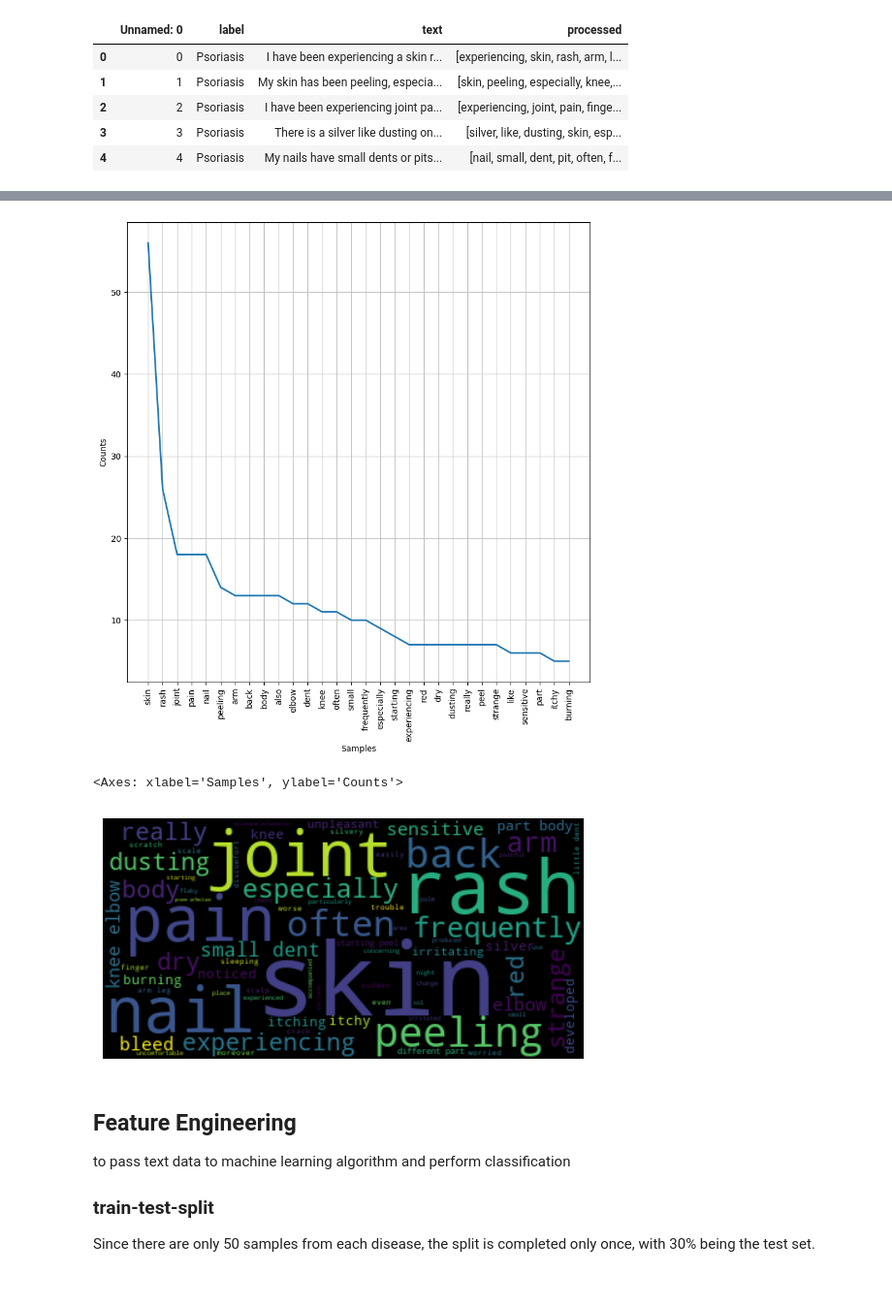
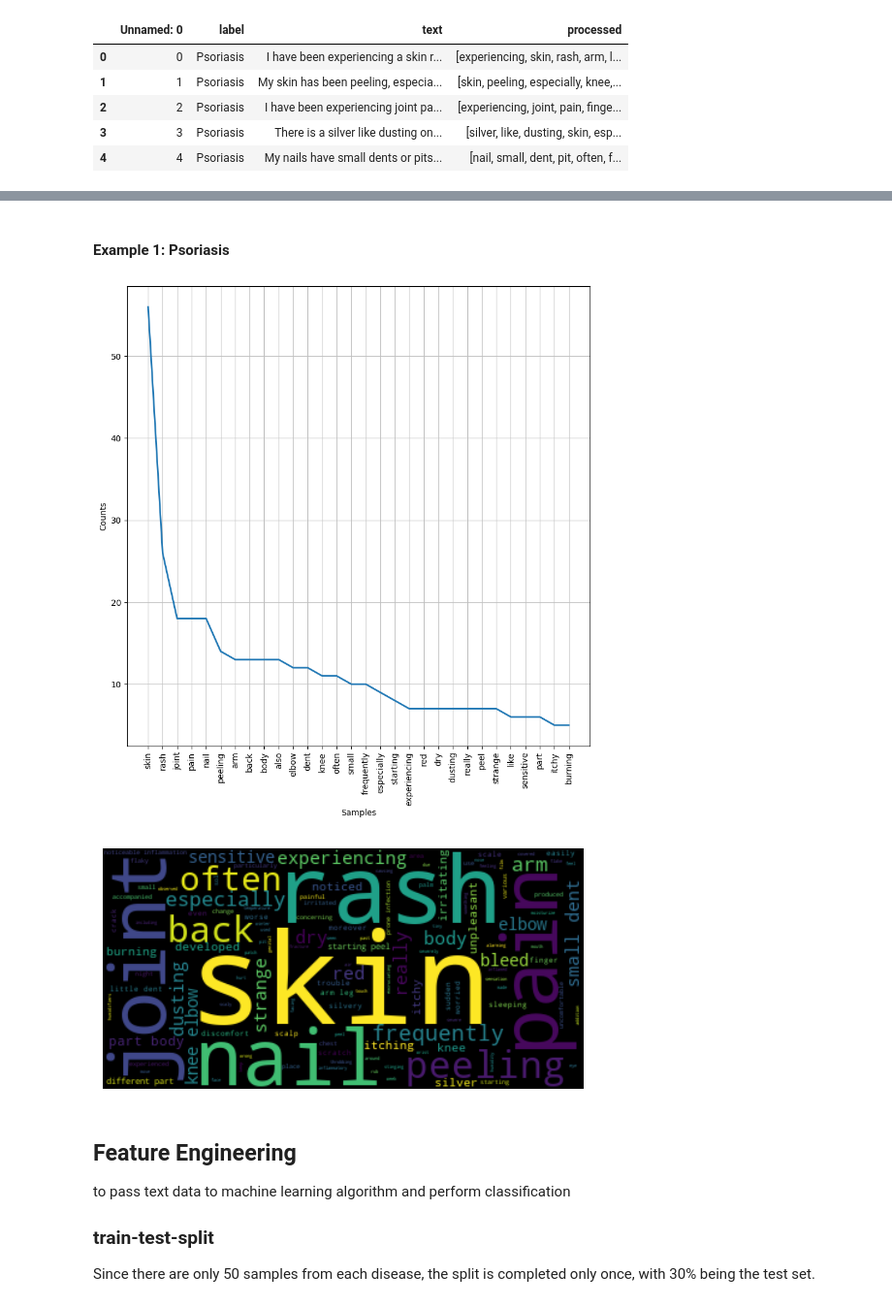
Before and after one commit to SangyunT/disease_and_symptoms, a Jupyter notebook: index.ipynb, the cells around one changed output, grey strips where cells are left out. Shown at 97% size. Saved outputs shown, nothing was run; the diff lists cells and outputs as text; code cells hidden in the pictures.

Commit message:
simplify disease exploration

```diff
--- a/index.ipynb
+++ b/index.ipynb
@@ -71,11 +68,0 @@ df.head()
-# %%
-# testing with psoriasis
-
-df_psoriasis = df[df['label'] == 'Psoriasis']
-
-psoriasis_symp = []
-
-for index, row in df_psoriasis.iterrows():
-    psoriasis_symp += row['processed']
-
-psoriasis_symp
@@ -100,10 +69,22 @@ psoriasis_symp
 # %%
-from nltk.probability import FreqDist
-import matplotlib.pyplot as plt
+def explore_symptoms(df, disease):
+    df_disease = df[df['label'] == disease]
 
-fdist = FreqDist(psoriasis_symp)
-plt.figure(figsize=(10, 10))
-fdist.plot(30)
+    disease_symp = []
+    for index, row in df_disease.iterrows():
+        disease_symp += row['processed']
+
+    from nltk.probability import FreqDist
+    import matplotlib.pyplot as plt
+
+    fdist = FreqDist(disease_symp)
+    plt.figure(figsize=(10, 10))
+    fdist.plot(30)
+
+    from wordcloud import WordCloud, ImageColorGenerator
+
+    wordcloud = WordCloud().generate(' '.join(disease_symp))
+
+    plt.imshow(wordcloud, interpolation='bilinear')
+    plt.axis("off")
+    plt.show()
-# %% [output]
-[figure, removed]
-<Axes: xlabel='Samples', ylabel='Counts'>
@@ -116,9 +91,10 @@ wordcloud = WordCloud().generate(psoriasis_str)
-# %%
-plt.imshow(wordcloud, interpolation='bilinear')
-plt.axis("off")
-plt.show()
-# %% [output]
-[figure, removed]
+# %% [markdown]
+#### Example 1: Psoriasis
+# %%
+explore_symptoms(df, 'Psoriasis')
+# %% [output]
+[figure, added]
+[figure, added]
 # %% [markdown]
 ## Feature Engineering
 to pass text data to machine learning algorithm and perform classification
```
Also changed, not shown: parts of 10 cells of this notebook.
